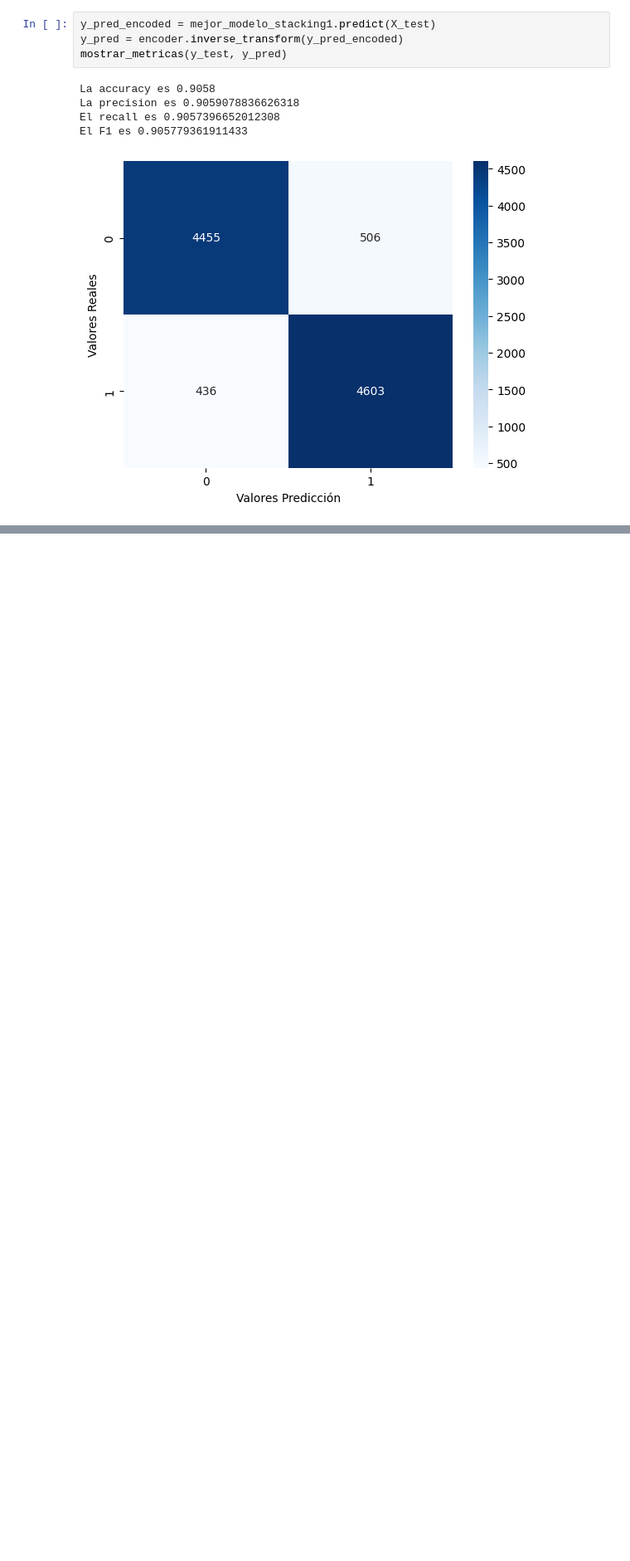
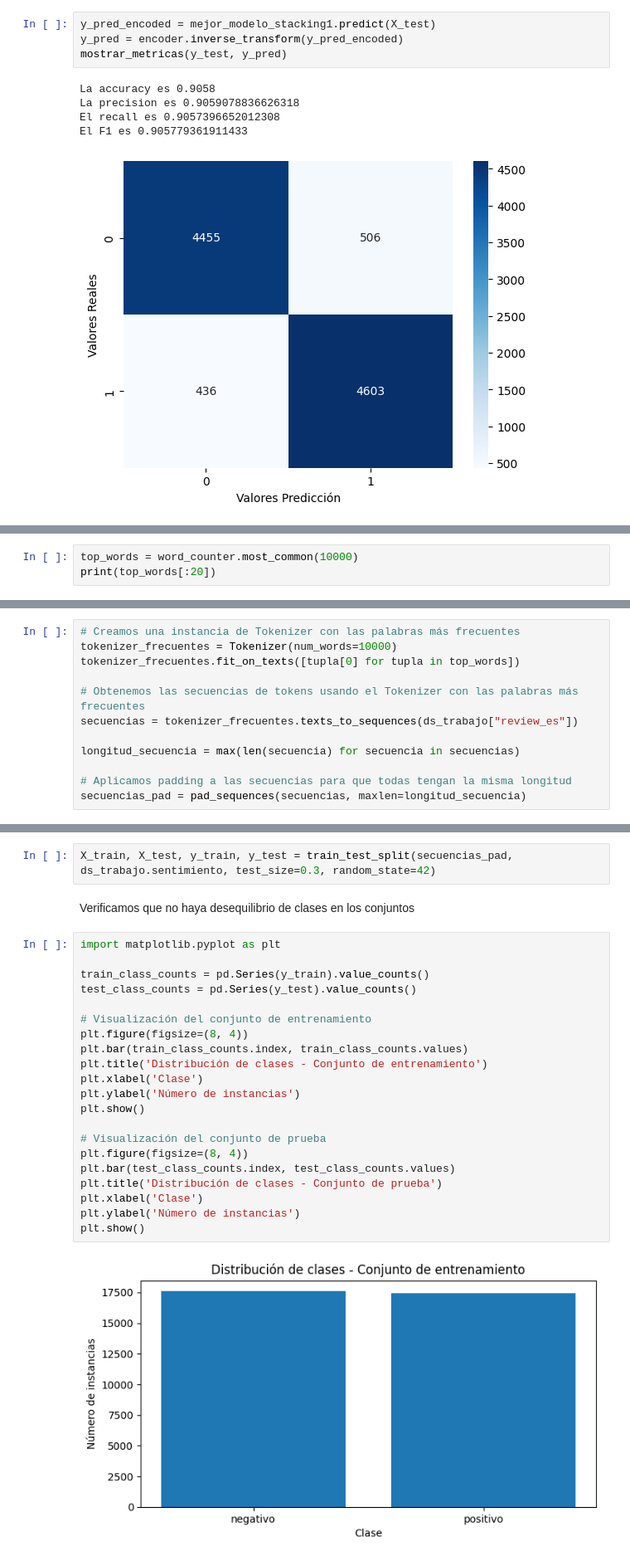
Before and after one commit to mrinkspot/Data-Science-and-Machine-Learning-Projects, a Jupyter notebook: TP2/7506R_TP2_GRUPO20_ENTREGA_N1.ipynb, the cells around one changed output, grey strips where cells are left out. Shown: that part at 83% size. Drawn from its saved outputs; the diff is of its cells as text; blank space fills up the shorter version.

```diff
--- a/TP2/7506R_TP2_GRUPO20_ENTREGA_N1.ipynb
+++ b/TP2/7506R_TP2_GRUPO20_ENTREGA_N1.ipynb
@@ -1043,0 +1093,3 @@ El F1 es 0.905779361911433
+# %%
+top_words = word_counter.most_common(10000)
+print(top_words[:20])
@@ -1043,0 +1098,12 @@ El F1 es 0.905779361911433
+# %%
+# Creamos una instancia de Tokenizer con las palabras más frecuentes
+tokenizer_frecuentes = Tokenizer(num_words=10000)
+tokenizer_frecuentes.fit_on_texts([tupla[0] for tupla in top_words])
+
+# Obtenemos las secuencias de tokens usando el Tokenizer con las palabras más frecuentes
+secuencias = tokenizer_frecuentes.texts_to_sequences(ds_trabajo["review_es"])
+
+longitud_secuencia = max(len(secuencia) for secuencia in secuencias)
+
+# Aplicamos padding a las secuencias para que todas tengan la misma longitud
+secuencias_pad = pad_sequences(secuencias, maxlen=longitud_secuencia)
@@ -1043,0 +1112,27 @@ El F1 es 0.905779361911433
+# %%
+X_train, X_test, y_train, y_test = train_test_split(secuencias_pad, ds_trabajo.sentimiento, test_size=0.3, random_state=42)
+# %% [markdown]
+Verificamos que no haya desequilibrio de clases en los conjuntos
+# %%
+import matplotlib.pyplot as plt
+
+train_class_counts = pd.Series(y_train).value_counts()
+test_class_counts = pd.Series(y_test).value_counts()
+
+# Visualización del conjunto de entrenamiento
+plt.figure(figsize=(8, 4))
+plt.bar(train_class_counts.index, train_class_counts.values)
+plt.title('Distribución de clases - Conjunto de entrenamiento')
+plt.xlabel('Clase')
+plt.ylabel('Número de instancias')
+plt.show()
+
+# Visualización del conjunto de prueba
+plt.figure(figsize=(8, 4))
+plt.bar(test_class_counts.index, test_class_counts.values)
+plt.title('Distribución de clases - Conjunto de prueba')
+plt.xlabel('Clase')
+plt.ylabel('Número de instancias')
+plt.show()
+# %% [output]
+[figure, added]
```
Also changed, not shown: parts of 45 cells of this notebook.
